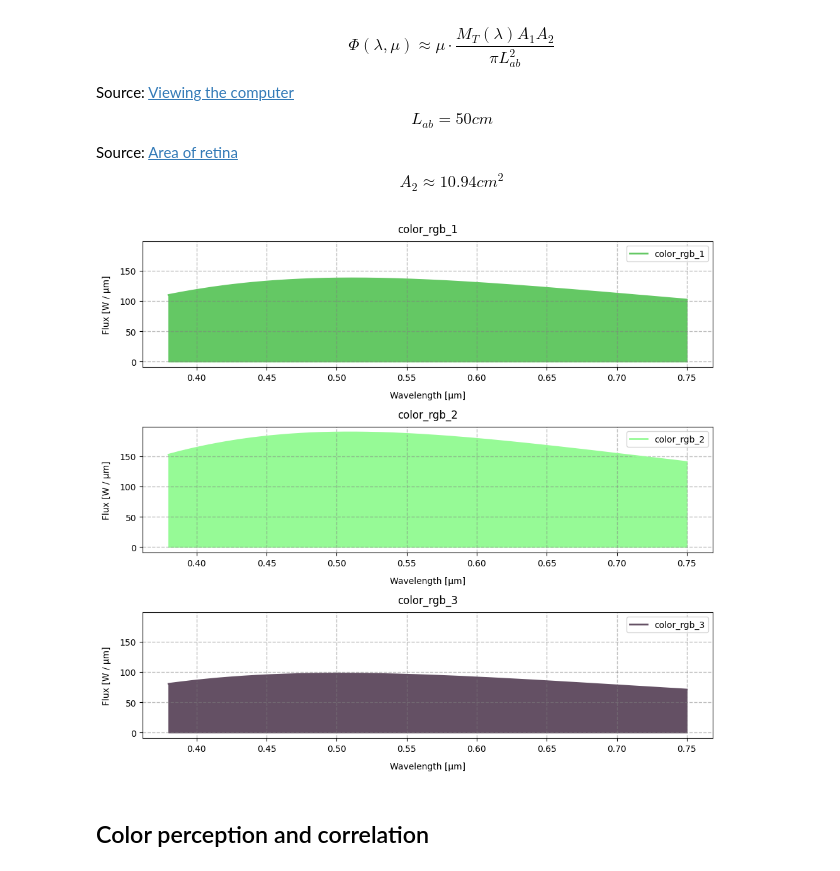
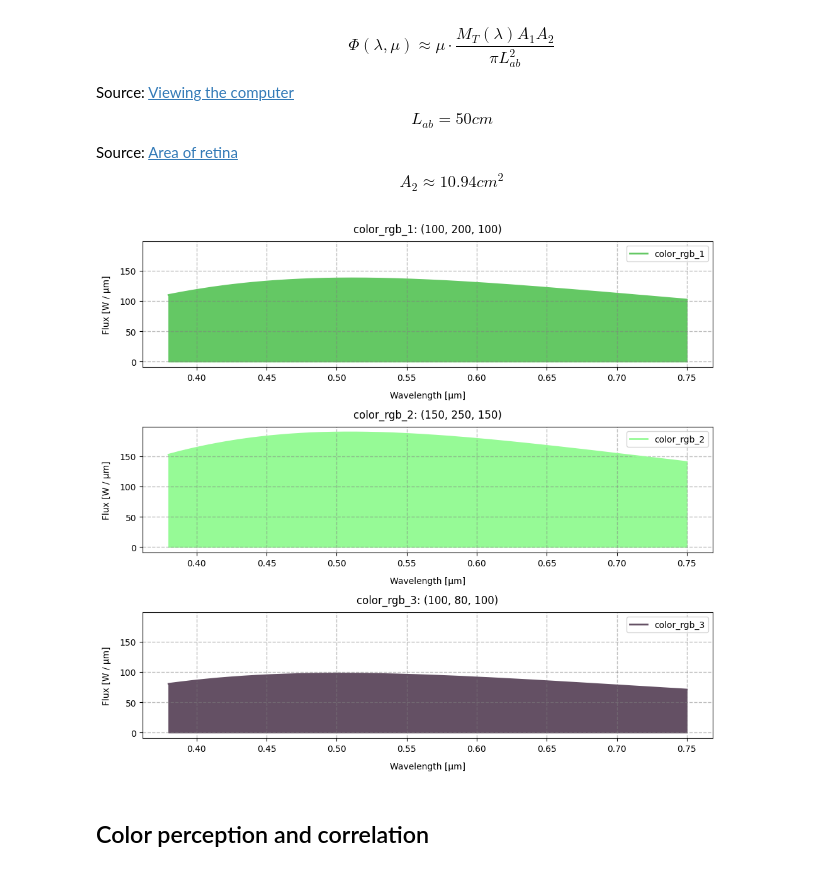
Before and after one commit to BogdanPinchuk/ComputerVision-PBY_HW1, a Jupyter notebook: Investigation.ipynb, the cells around one changed output. Drawn from its saved outputs; the diff is of its cells as text; code cells hidden in the pictures.

```diff
--- a/Investigation.ipynb
+++ b/Investigation.ipynb
@@ -143,22 +143,22 @@ import matplotlib.pyplot as plt
 
 M_array = [M_b, M_g, M_r]
 lambda_peaks = [lambda_b, lambda_g, lambda_r]
-colors = ["blue", "green", "red"]
+color_names = ["blue", "green", "red"]
 
 _, axes = plt.subplots(len(M_array), 1, figsize=(10, 9), sharey=True)
 
 for idx, item in enumerate(M_array):
     ax = axes[idx]
 
-    ax.plot(wavelengths_mkm, M_array[idx], linewidth=2.0, color=colors[idx], label=colors[idx])
-    ax.fill_between(wavelengths_mkm, M_array[idx], alpha=0.15, color=colors[idx])
-    ax.axvline(lambda_peaks[idx], linestyle='--', color=colors[idx], linewidth=2.0,
+    ax.plot(wavelengths_mkm, M_array[idx], linewidth=2.0, color=color_names[idx], label=color_names[idx])
+    ax.fill_between(wavelengths_mkm, M_array[idx], alpha=0.15, color=color_names[idx])
+    ax.axvline(lambda_peaks[idx], linestyle='--', color=color_names[idx], linewidth=2.0,
                label=f"$\\lambda _{{peak}}$ = {lambda_peaks[idx]:.2f} $\\mu$m")
 
     ax.grid(axis='both', visible=True, which='major', ls='--', linewidth=1.0, color='tab:gray')
     # ax.minorticks_on()
     ax.grid(axis='both', visible=True, which='minor', ls=':', linewidth=0.5, color='tab:green')
-    ax.set_title(f"Pixel: {colors[idx]}", pad=10, loc='center', color='black')
+    ax.set_title(f"Pixel: {color_names[idx]}", pad=10, loc='center', color='black')
     ax.set_xlabel("Wavelength [μm]", labelpad=10, loc='center', color='black')
     ax.set_ylabel("Emittance", labelpad=10, loc='center', color='black')
     ax.legend()
@@ -213,11 +213,13 @@ S_bar = S_signal.extrapolator(
     method="Constant", left=0, right=0)(wavelengths_nm) * k_S
 
 SML_bar = L_bar + M_bar + S_bar
-SML_bar /= np.max(SML_bar)
+
+if np.max(SML_bar).astype(float) > 1.0:
+    SML_bar /= np.max(SML_bar)
 # %%
 import matplotlib.pyplot as plt
 
-colors = ["blue", "green", "red", "gold"]
+color_names = ["blue", "green", "red", "gold"]
 SML_array = [S_bar, M_bar, L_bar, SML_bar]
 lambda_peaks = [lambda_b, lambda_g, lambda_r, 0]
 bars = ['S', 'M', 'L', "SML"]
@@ -227,10 +229,10 @@ _, axes = plt.subplots(len(SML_array), 1, figsize=(10, 3 * len(SML_array)), shar
 for idx, item in enumerate(SML_array):
     ax = axes[idx]
 
-    ax.plot(wavelengths_mkm, SML_array[idx], linewidth=2.0, color=colors[idx], label=colors[idx])
-    ax.fill_between(wavelengths_mkm, SML_array[idx], alpha=0.15, color=colors[idx])
+    ax.plot(wavelengths_mkm, SML_array[idx], linewidth=2.0, color=color_names[idx], label=color_names[idx])
+    ax.fill_between(wavelengths_mkm, SML_array[idx], alpha=0.15, color=color_names[idx])
     if lambda_peaks[idx] != 0:
-        ax.axvline(lambda_peaks[idx], linestyle='--', color=colors[idx], linewidth=2.0,
+        ax.axvline(lambda_peaks[idx], linestyle='--', color=color_names[idx], linewidth=2.0,
                    label=f"$\\lambda _{{peak}}$ = {lambda_peaks[idx]:.2f} $\\mu$m")
 
     ax.grid(axis='both', visible=True, which='major', ls='--', linewidth=1.0, color='tab:gray')
@@ -281,12 +283,16 @@ L_ab = 50
 max_bit = 255
 
 # RGB colors for analysis
-color_rgb_1 = (100, 200, 100)
-color_rgb_2 = (150, 250, 150)
-color_rgb_3 = (100, 80, 100)
+colors_dict = {
+    "color_rgb_1": (100, 200, 100),
+    "color_rgb_2": (150, 250, 150),
+    "color_rgb_3": (100, 80, 100),
+}
 
 # color array
-colors_rgb = [color_rgb_1, color_rgb_2, color_rgb_3]
+colors_rgb = list(colors_dict.values())
+color_names = list(colors_dict.keys())
+
 # emittance array
 M_rgb = [M_r, M_g, M_b]
 # emittance of each color
@@ -301,30 +307,30 @@ for idx, item in enumerate(colors_rgb):
 # %%
 import matplotlib.pyplot as plt
 
 M_array = F_colors
-colors = ["color_rgb_1", "color_rgb_2", "color_rgb_3"]
+
 
 _, axes = plt.subplots(len(M_array), 1, figsize=(10, 3 * len(M_array)), sharey=True)
 
 for idx, item in enumerate(M_array):
     ax = axes[idx]
 
     temp_color = np.asanyarray(colors_rgb[idx]) / max_bit
-    ax.plot(wavelengths_mkm, M_array[idx], linewidth=2.0, color=temp_color, label=colors[idx])
+    ax.plot(wavelengths_mkm, M_array[idx], linewidth=2.0, color=temp_color, label=color_names[idx])
     ax.fill_between(wavelengths_mkm, M_array[idx], alpha=1.0, color=temp_color)
 
     ax.grid(axis='both', visible=True, which='major', ls='--', linewidth=1.0, color='tab:gray')
     # ax.minorticks_on()
     ax.grid(axis='both', visible=True, which='minor', ls=':', linewidth=0.5, color='tab:green')
-    ax.set_title(colors[idx], pad=10, loc='center', color='black')
+    ax.set_title(f"{color_names[idx]}: {colors_rgb[idx]}", pad=10, loc='center', color='black')
     ax.set_xlabel("Wavelength [μm]", labelpad=10, loc='center', color='black')
     ax.set_ylabel("Flux [W / μm]", labelpad=10, loc='center', color='black')
     ax.legend()
 
 plt.tight_layout()
 plt.show()
 # %% [output]
-[figure, old version]
+[figure, new version]
 # %% [markdown]
 ## Color perception and correlation
 # %%
```
Also changed, not shown: parts of 3 cells of this notebook.
